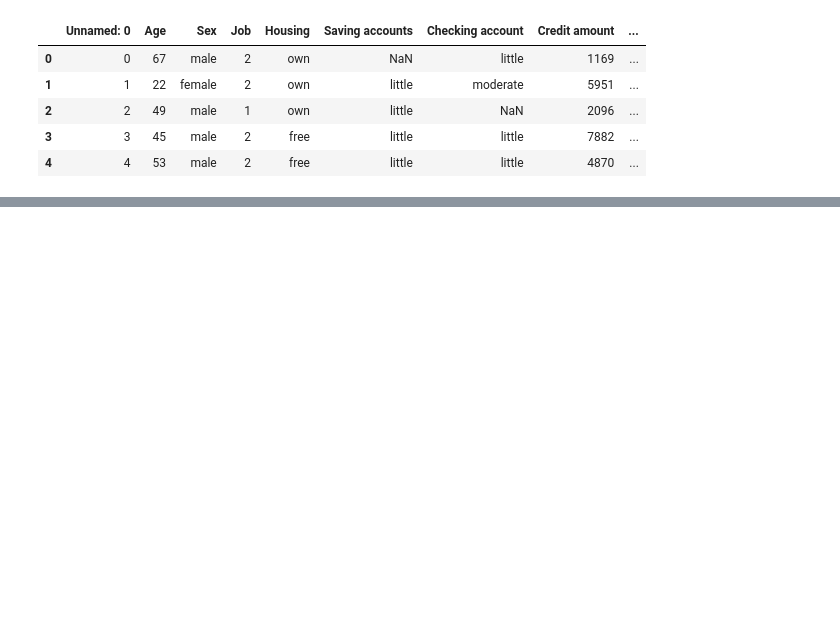
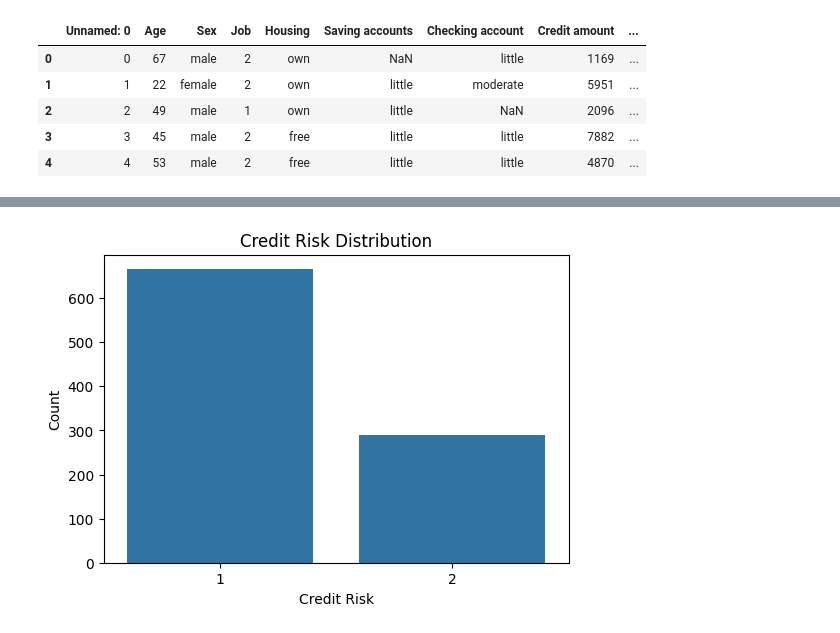
Before and after one commit to starfgrhtjyjyku/financial-risk-assessment, a Jupyter notebook: Financial_Risk_Assessment.ipynb, the cells around one changed output, grey strips where cells are left out. Cells and saved outputs as stored; diff of their text form; code cells hidden in the pictures; blank space fills up the shorter version.

```diff
--- a/Financial_Risk_Assessment.ipynb
+++ b/Financial_Risk_Assessment.ipynb
@@ -114,0 +159,12 @@ missing
+# %%
+plt.figure(figsize=(6,4))
+
+sns.countplot(x='Credit Risk', data=df)
+
+plt.title('Credit Risk Distribution')
+plt.xlabel('Credit Risk')
+plt.ylabel('Count')
+
+plt.show()
+# %% [output]
+[figure, added]
```
Also changed, not shown: parts of 23 cells of this notebook.
